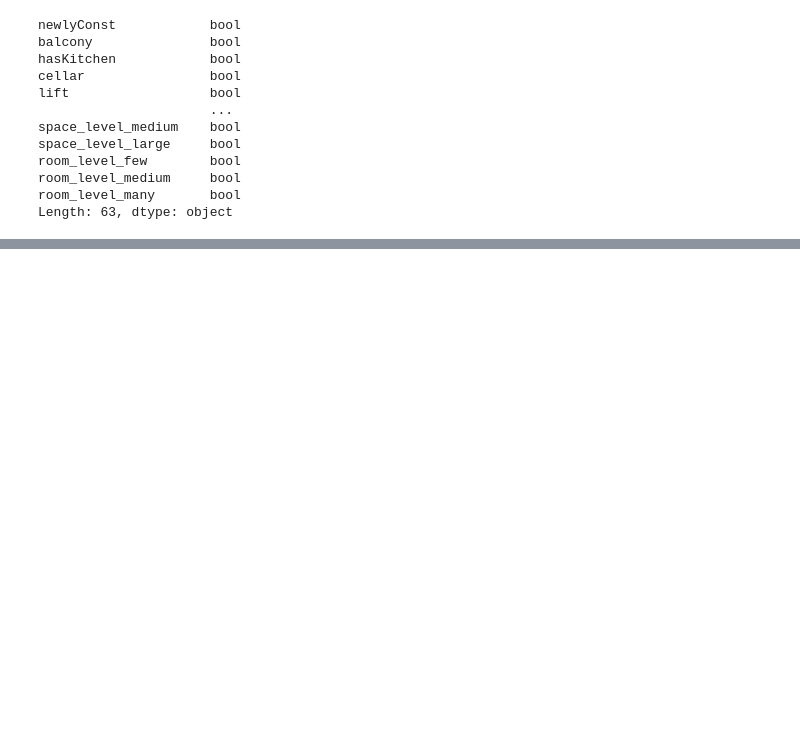
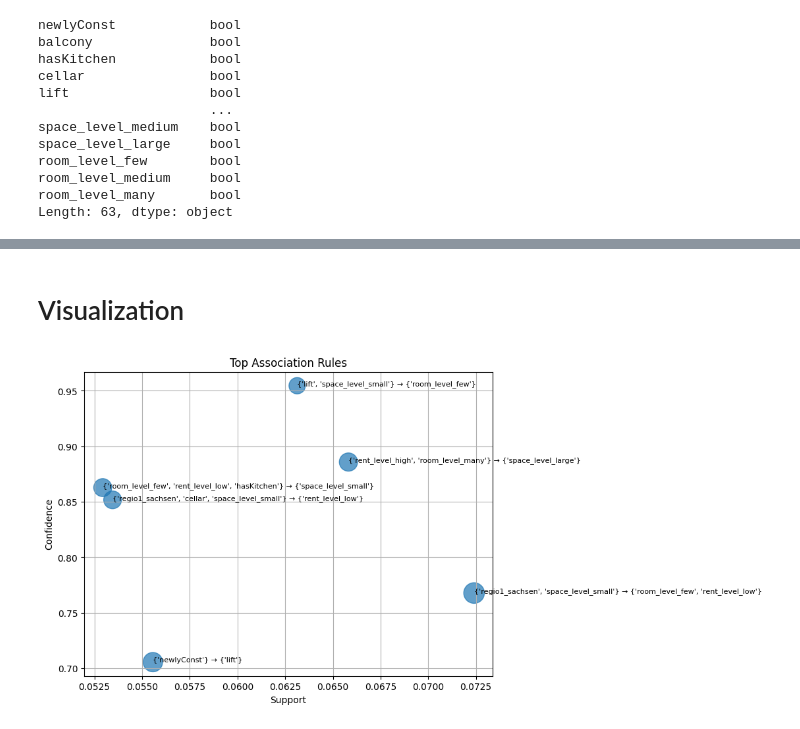
Before and after one commit to Susantoco/data_mining, a Jupyter notebook: notebooks/association_rule.ipynb, the cells around one changed output, grey strips where cells are left out. Drawn from its saved outputs; the diff is of its cells as text; code cells hidden in the pictures; blank space fills up the shorter version.

```diff
--- a/notebooks/association_rule.ipynb
+++ b/notebooks/association_rule.ipynb
@@ -116,0 +241,2 @@ rules_support
+# %%
+top_rules = rules.loc[[171, 279, 202, 311, 301, 218]]
@@ -116,0 +278,2 @@ rules_support
+# %% [markdown]
+# Visualization
@@ -116,0 +297,22 @@ rules_support
+# %%
+plt.figure(figsize=(8,6))
+
+scatter = plt.scatter(
+    top_rules['support'],
+    top_rules['confidence'],
+    s=top_rules['lift'] * 150,
+    alpha=0.7
+)
+
+for i, row in top_rules.iterrows():
+    label = f"{set(row['antecedents'])} → {set(row['consequents'])}"
+    plt.text(row['support'], row['confidence'], label, fontsize=8)
+
+plt.xlabel('Support')
+plt.ylabel('Confidence')
+plt.title('Top Association Rules')
+
+plt.grid(True)
+plt.show()
+# %% [output]
+[figure, added]
```
Also changed, not shown: parts of 17 cells of this notebook, 4 other files.
